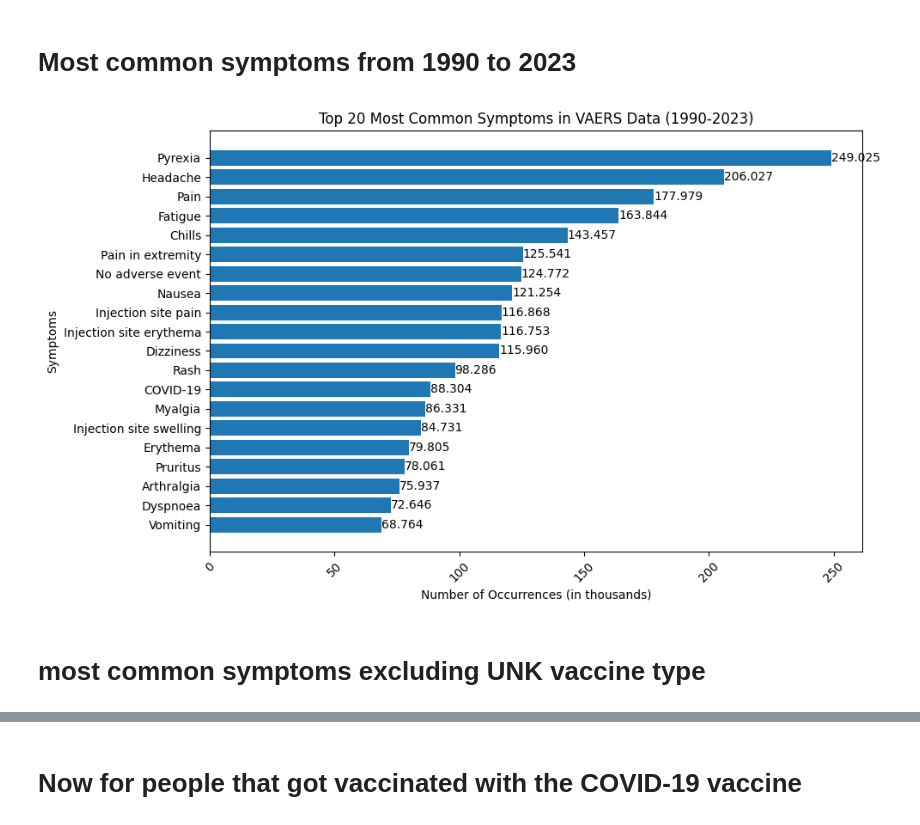
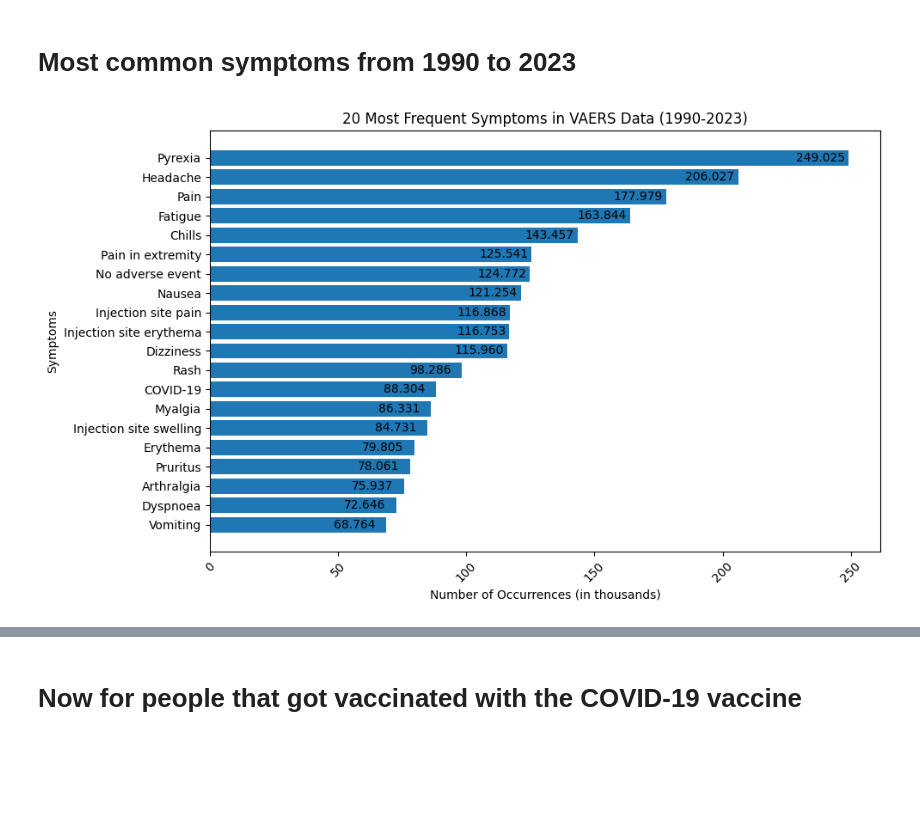
Before and after one commit to ZaNioxX/Masterarbeit, a Jupyter notebook: Data_Exploration/symptoms.ipynb, the cells around one changed output, grey strips where cells are left out. Saved outputs shown, nothing was run; the diff lists cells and outputs as text; code cells hidden in the pictures; blank space fills up the shorter version.

```diff
--- a/Data_Exploration/symptoms.ipynb
+++ b/Data_Exploration/symptoms.ipynb
@@ -51,35 +51,38 @@ all_symptoms = pd.concat([all_years_symptoms['SYMPTOM1'], all_years_symptoms['SY
                           all_years_symptoms['SYMPTOM5']])
 
 most_common_symptoms = all_symptoms.value_counts().head(20)
 
 plt.figure(figsize=(10, 6))
 bars = plt.barh(most_common_symptoms.index, most_common_symptoms.values)
 
-plt.title('Top 20 Most Common Symptoms in VAERS Data (1990-2023)')
+plt.title('20 Most Frequent Symptoms in VAERS Data (1990-2023)')
 plt.xlabel('Number of Occurrences (in thousands)')
 plt.ylabel('Symptoms')
 
 # Adding the text inside the bars
 for bar in bars:
     label = f'{bar.get_width():,.0f}'.replace(',', '.')  # Format the number with a dot as a thousands separator
-    plt.text(bar.get_width(), bar.get_y() + bar.get_height()/2,
+    if bar.get_width() > 100:
+        offset = -20500
+    else:
+        offset = -18500
+    x_position = bar.get_width() + offset  # Adjust the x-position for label placement
+    plt.text(x_position, bar.get_y() + bar.get_height() / 2,
              label,
              va='center', ha='left', color='black')
 
 plt.gca().invert_yaxis()  # Invert y-axis to have the most common symptom at the top
 
 # Format x-axis labels in thousands
 def format_thousands(x, pos):
     return f'{x/1000:.0f}'
 
 formatter = FuncFormatter(format_thousands)
 plt.gca().xaxis.set_major_formatter(formatter)
 
 plt.xticks(rotation=45)
 plt.tight_layout()
 plt.savefig('/Users/sep/PycharmProjects/Masterarbeit/Plots/Data_Exploration/Symptoms/Top20Symptoms_alltime.png')
 plt.show()
 # %% [output]
-[figure, old version]
+[figure, new version]
-# %% [markdown]
-# most common symptoms excluding UNK vaccine type
```
Also changed, not shown: parts of 5 cells of this notebook, 31 other files.
